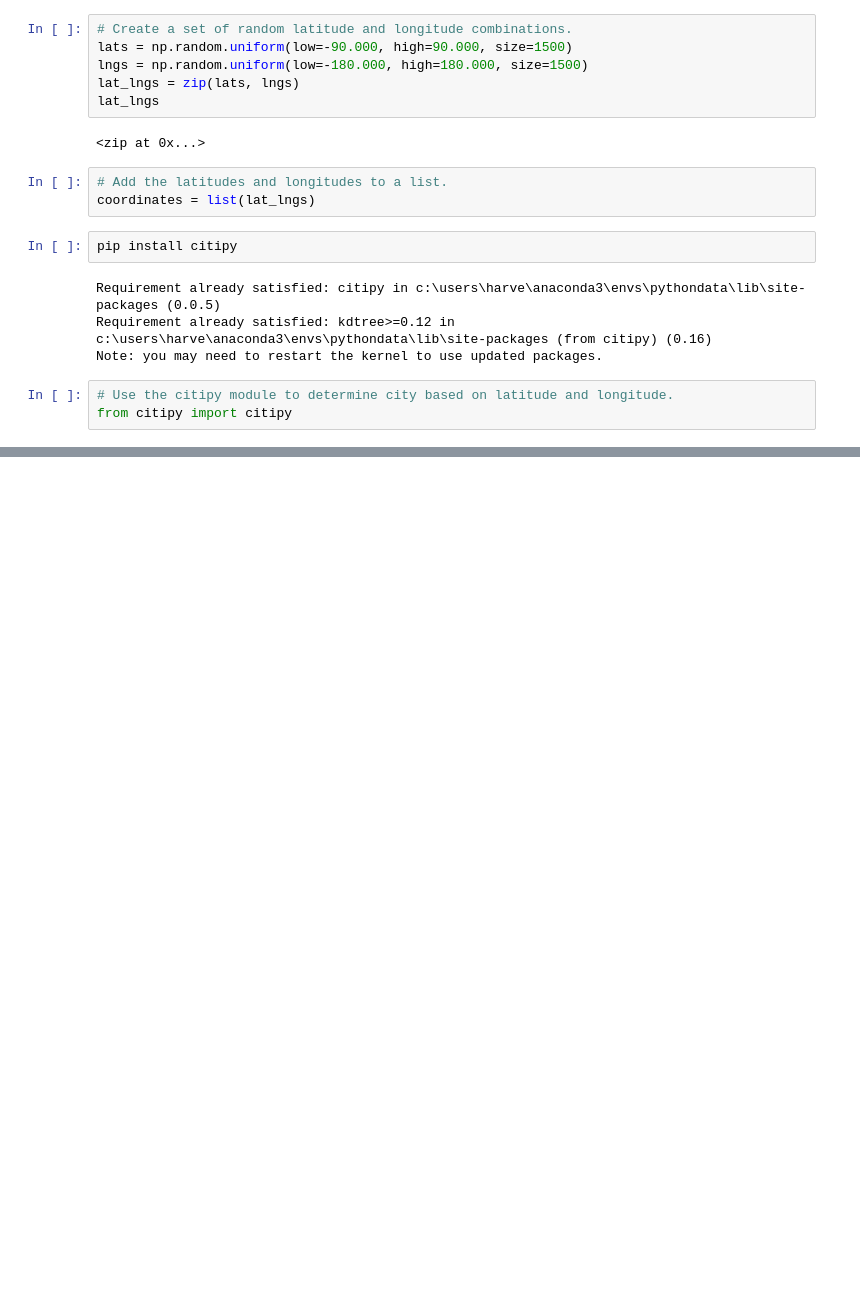
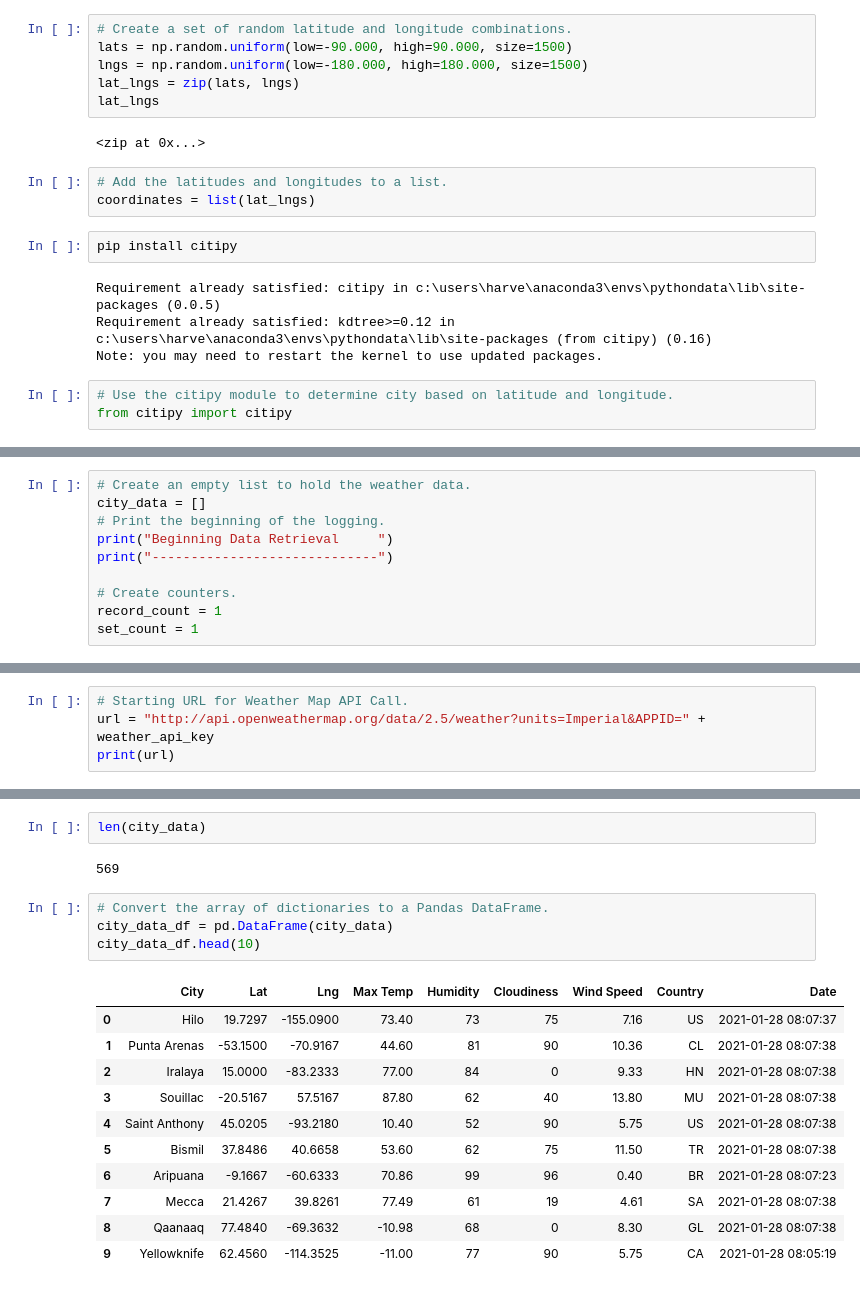
Before and after one commit to JasonWilliams88/World_Weather_Analysis, a Jupyter notebook: WeatherPy.ipynb, the cells around one changed output, grey strips where cells are left out. Saved outputs shown, nothing was run; the diff lists cells and outputs as text; blank space fills up the shorter version.

```diff
--- a/WeatherPy.ipynb
+++ b/WeatherPy.ipynb
@@ -42,0 +45,10 @@ len(cities)
+# %%
+# Create an empty list to hold the weather data.
+city_data = []
+# Print the beginning of the logging.
+print("Beginning Data Retrieval     ")
+print("-----------------------------")
+
+# Create counters.
+record_count = 1
+set_count = 1
@@ -42,0 +58,4 @@ len(cities)
+# %%
+# Starting URL for Weather Map API Call.
+url = "http://api.openweathermap.org/data/2.5/weather?units=Imperial&APPID=" + weather_api_key
+print(url)
@@ -42,0 +131,20 @@ len(cities)
+# %%
+len(city_data)
+# %% [output]
+569
+# %%
+# Convert the array of dictionaries to a Pandas DataFrame.
+city_data_df = pd.DataFrame(city_data)
+city_data_df.head(10)
+# %% [output]
+|  | City | Lat | Lng | Max Temp | Humidity | Cloudiness | Wind Speed | Country | Date |
+| 0 | Hilo | 19.7297 | -155.0900 | 73.40 | 73 | 75 | 7.16 | US | 2021-01-28 08:07:37 |
+| 1 | Punta Arenas | -53.1500 | -70.9167 | 44.60 | 81 | 90 | 10.36 | CL | 2021-01-28 08:07:38 |
+| 2 | Iralaya | 15.0000 | -83.2333 | 77.00 | 84 | 0 | 9.33 | HN | 2021-01-28 08:07:38 |
+| 3 | Souillac | -20.5167 | 57.5167 | 87.80 | 62 | 40 | 13.80 | MU | 2021-01-28 08:07:38 |
+| 4 | Saint Anthony | 45.0205 | -93.2180 | 10.40 | 52 | 90 | 5.75 | US | 2021-01-28 08:07:38 |
+| 5 | Bismil | 37.8486 | 40.6658 | 53.60 | 62 | 75 | 11.50 | TR | 2021-01-28 08:07:38 |
+| 6 | Aripuana | -9.1667 | -60.6333 | 70.86 | 99 | 96 | 0.40 | BR | 2021-01-28 08:07:23 |
+| 7 | Mecca | 21.4267 | 39.8261 | 77.49 | 61 | 19 | 4.61 | SA | 2021-01-28 08:07:38 |
+| 8 | Qaanaaq | 77.4840 | -69.3632 | -10.98 | 68 | 0 | 8.30 | GL | 2021-01-28 08:07:38 |
+| 9 | Yellowknife | 62.4560 | -114.3525 | -11.00 | 77 | 90 | 5.75 | CA | 2021-01-28 08:05:19 |
```
Also changed, not shown: parts of 7 cells of this notebook, 3 other files.
